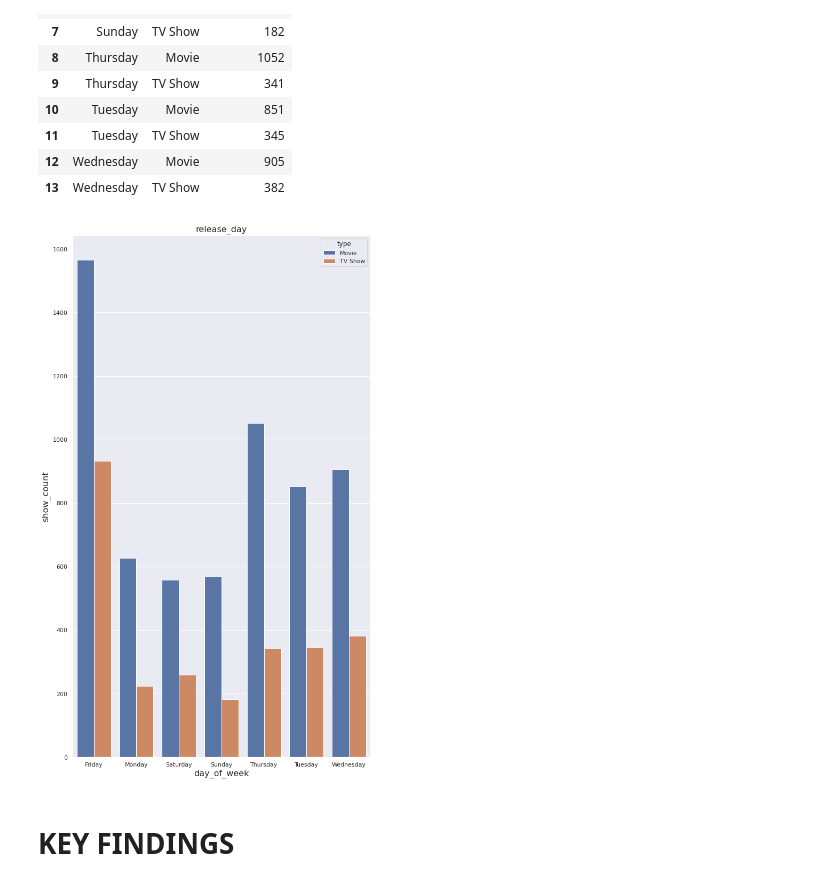
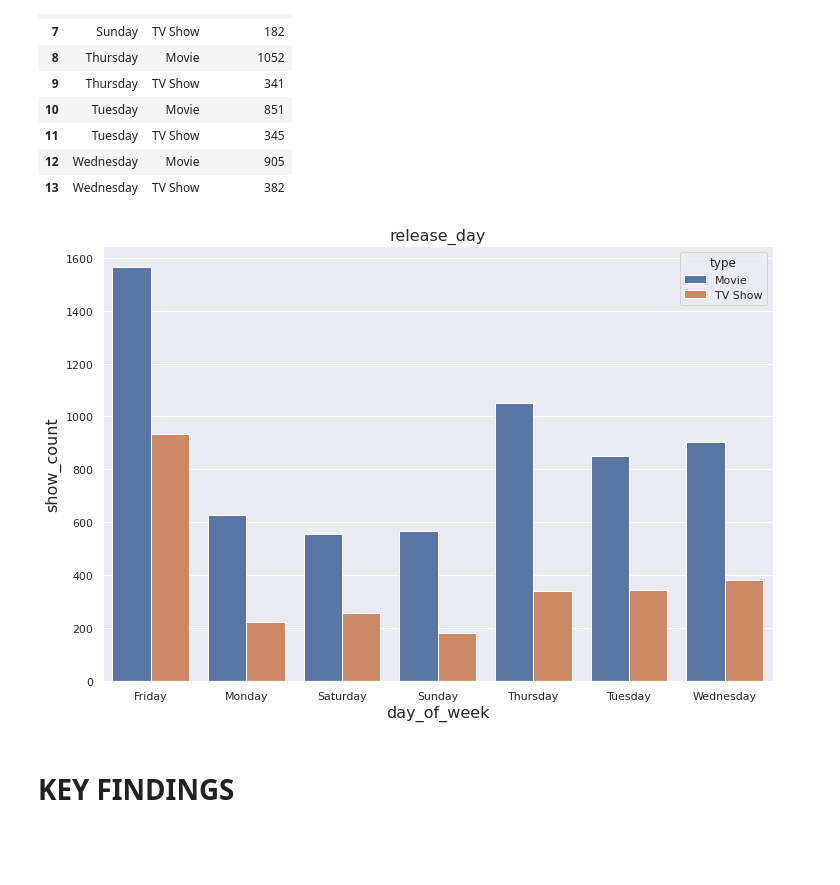
Before and after one commit to DenoDevi/Data-Analysis---NETFLIX, a Jupyter notebook: data-analysis-netflix.ipynb, the cells around one changed output. Cells and saved outputs as stored; diff of their text form; code cells hidden in the pictures; blank space fills up the shorter version.

```diff
--- a/data-analysis-netflix.ipynb
+++ b/data-analysis-netflix.ipynb
@@ -356,7 +356,7 @@ sns.barplot(x =release_month.reset_index()['month_added'], y= release_month.rese
 plt.title('release_month' , fontsize=16)
 plt.xlabel('month', fontsize=16);
 plt.ylabel('show_count', fontsize=16);
-sns.set(rc = {'figure.figsize':(10,18)})
+sns.set(rc = {'figure.figsize':(12,8)})
 # %% [output]
 [figure]
 # %%
@@ -382,12 +382,12 @@ release_Day
 # %%
 sns.barplot(x =release_Day.reset_index()['day_added'], y= release_Day.reset_index()['release_Day'],
             hue =  release_Day.reset_index()['type']);
 plt.title('release_day' , fontsize=16)
 plt.xlabel('day_of_week', fontsize=16);
 plt.ylabel('show_count', fontsize=16);
-sns.set(rc = {'figure.figsize':(10,20)})
+sns.set(rc = {'figure.figsize':(12,8)})
 # %% [output]
-[figure, old version]
+[figure, new version]
 # %% [markdown]
 # **KEY FINDINGS**
 # %% [markdown]
```
